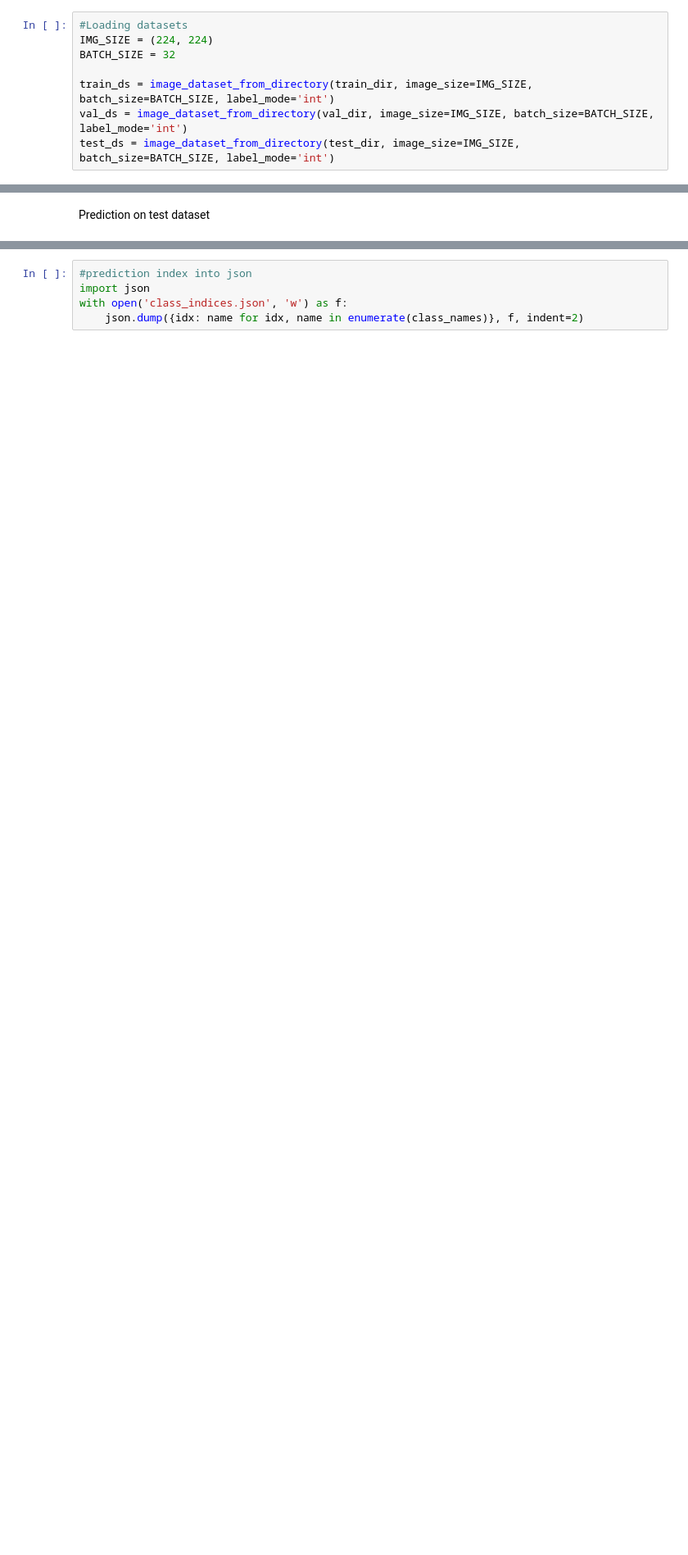
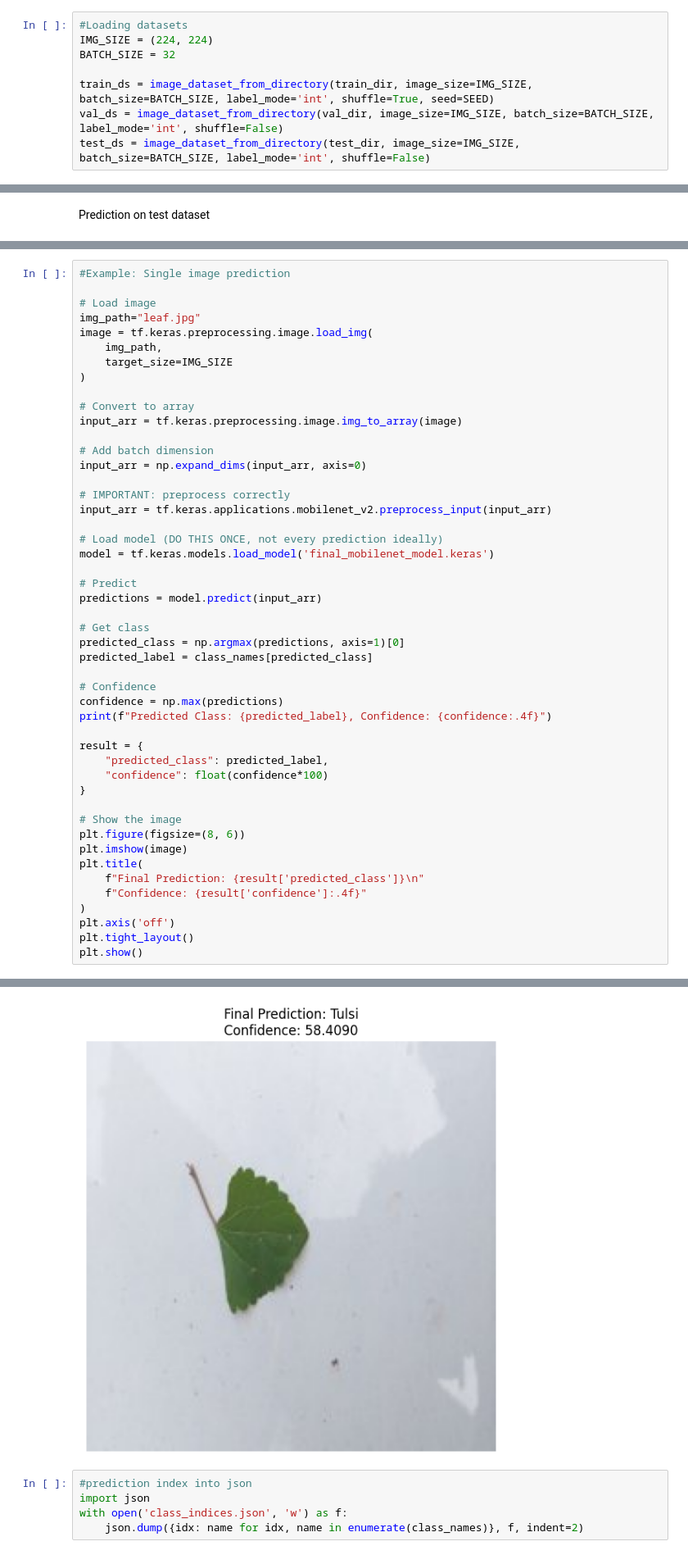
Before and after one commit to Dhurbaach/Plantrecognize-model, a Jupyter notebook: mobilenetmodel.ipynb, the cells around one changed output, grey strips where cells are left out. Shown at 82% size. Cells and saved outputs as stored; diff of their text form; blank space fills up the shorter version.

```diff
--- a/mobilenetmodel.ipynb
+++ b/mobilenetmodel.ipynb
@@ -19,7 +26,7 @@ test_dir="plant_dataset/test"
 IMG_SIZE = (224, 224)
 BATCH_SIZE = 32
 
-train_ds = image_dataset_from_directory(train_dir, image_size=IMG_SIZE, batch_size=BATCH_SIZE, label_mode='int')
-val_ds = image_dataset_from_directory(val_dir, image_size=IMG_SIZE, batch_size=BATCH_SIZE, label_mode='int')
-test_ds = image_dataset_from_directory(test_dir, image_size=IMG_SIZE, batch_size=BATCH_SIZE, label_mode='int')
+train_ds = image_dataset_from_directory(train_dir, image_size=IMG_SIZE, batch_size=BATCH_SIZE, label_mode='int', shuffle=True, seed=SEED)
+val_ds = image_dataset_from_directory(val_dir, image_size=IMG_SIZE, batch_size=BATCH_SIZE, label_mode='int', shuffle=False)
+test_ds = image_dataset_from_directory(test_dir, image_size=IMG_SIZE, batch_size=BATCH_SIZE, label_mode='int', shuffle=False)
 # %% [output]
@@ -245,0 +298,49 @@ plt.show()
+# %%
+#Example: Single image prediction
+
+# Load image
+img_path="leaf.jpg"
+image = tf.keras.preprocessing.image.load_img(
+    img_path,
+    target_size=IMG_SIZE
+)
+
+# Convert to array
+input_arr = tf.keras.preprocessing.image.img_to_array(image)
+
+# Add batch dimension
+input_arr = np.expand_dims(input_arr, axis=0)
+
+# IMPORTANT: preprocess correctly
+input_arr = tf.keras.applications.mobilenet_v2.preprocess_input(input_arr)
+
+# Load model (DO THIS ONCE, not every prediction ideally)
+model = tf.keras.models.load_model('final_mobilenet_model.keras')
+
+# Predict
+predictions = model.predict(input_arr)
+
+# Get class
+predicted_class = np.argmax(predictions, axis=1)[0]
+predicted_label = class_names[predicted_class]
+
+# Confidence
+confidence = np.max(predictions)
+print(f"Predicted Class: {predicted_label}, Confidence: {confidence:.4f}")
+
+result = {
+    "predicted_class": predicted_label,
+    "confidence": float(confidence*100)
+}
+
+# Show the image
+plt.figure(figsize=(8, 6))
+plt.imshow(image)
+plt.title(
+    f"Final Prediction: {result['predicted_class']}\n"
+    f"Confidence: {result['confidence']:.4f}"
+)
+plt.axis('off')
+plt.tight_layout()
+plt.show()
+# %% [output]
@@ -246,3 +349,4 @@ plt.show()
+[figure, added]
 # %%
 #prediction index into json
 import json
```
Also changed, not shown: parts of 21 cells of this notebook, 13 other files.
